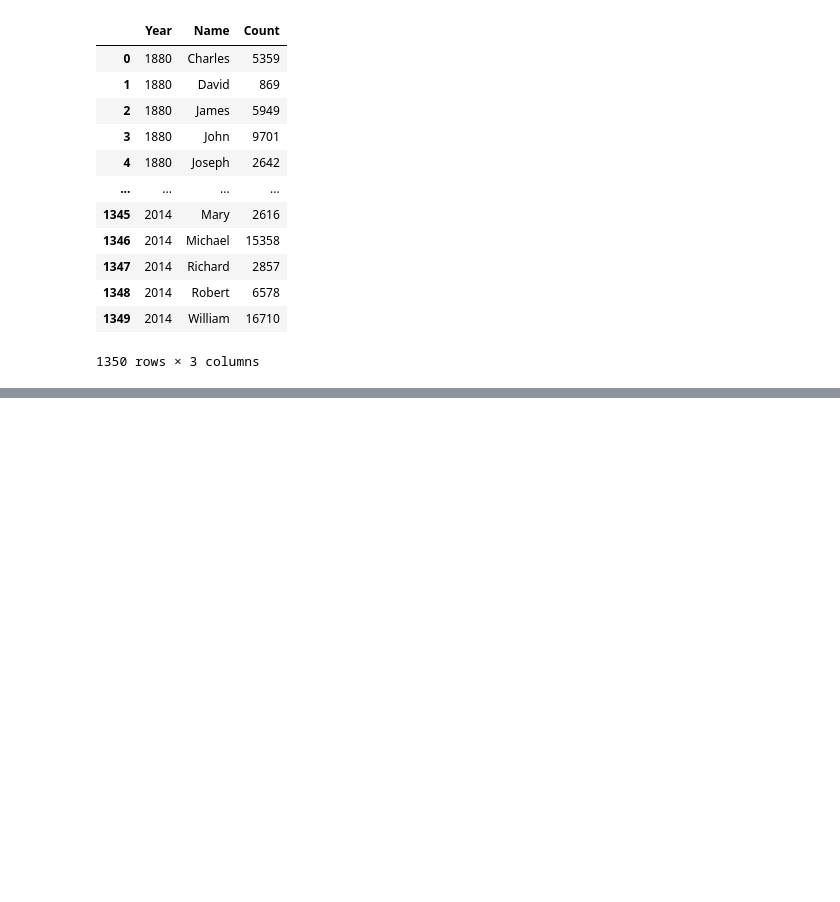
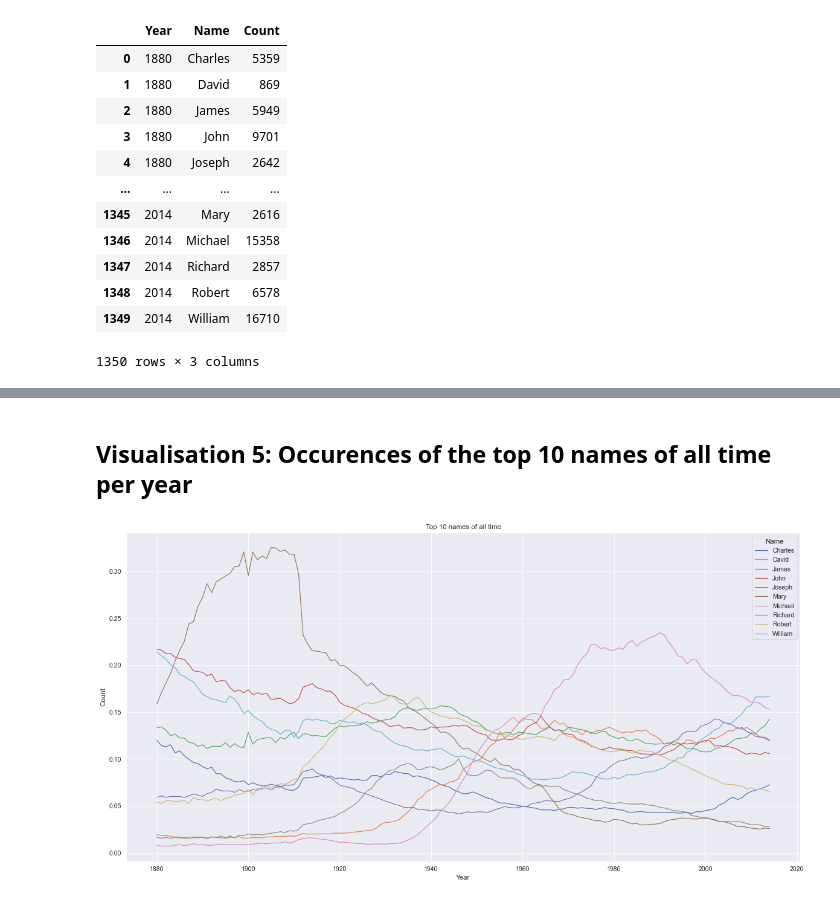
Before and after one commit to data301-2020-winter2/course-project-group_1039, a Jupyter notebook: analysis/Leo/milestone2.ipynb, the cells around one changed output, grey strips where cells are left out. Saved outputs shown, nothing was run; the diff lists cells and outputs as text; code cells hidden in the pictures; blank space fills up the shorter version.

```diff
--- a/analysis/Leo/milestone2.ipynb
+++ b/analysis/Leo/milestone2.ipynb
@@ -564,0 +576,11 @@ ___
+# %%
+# Converting count values to percentages
+
+df_count = tidy.groupby(['Year'],as_index=True).agg(np.sum)
+df_count
+
+for year in range(1880,2015):
+    for i in range(0,1350):
+        if (tidy.loc[i,'Year'] == year):
+            tidy.loc[i,'Count'] = (tidy.loc[i,'Count'] / df_count.loc[year,'Count'])
+tidy
@@ -564,0 +601,15 @@ ___
+# %% [markdown]
+## Visualisation 5: Occurences of the top 10 names of all time per year
+# %%
+# Plotting the pivot table from section 2.2
+sns.set_theme(context="paper", style="darkgrid", font_scale=1.2, )
+fig, ax = plt.subplots(nrows=1, figsize=(20,10))
+
+Chart4 = sns.lineplot(data=tidy,
+            x="Year",
+            y='Count',
+            hue='Name')
+Chart4.set_title("Top 10 names of all time")
+plt.show()
+# %% [output]
+[figure, added]
```
Also changed, not shown: parts of 39 cells of this notebook.
